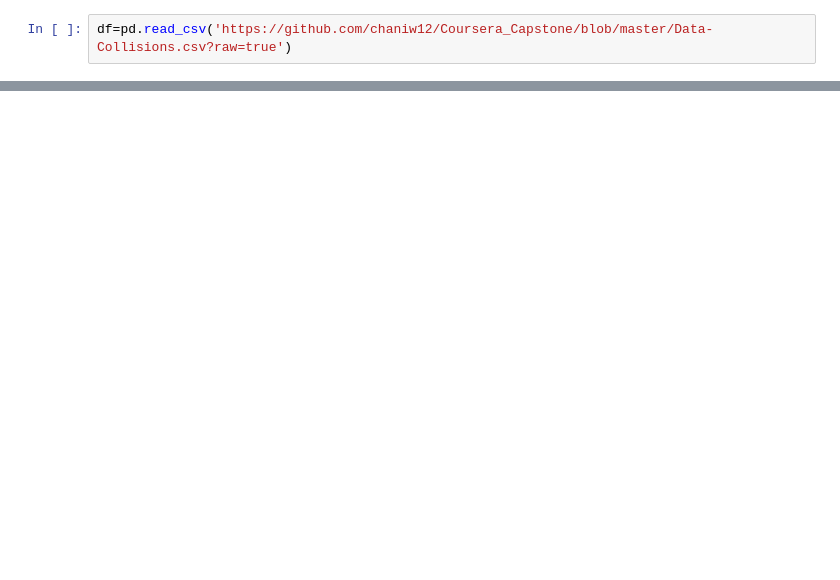
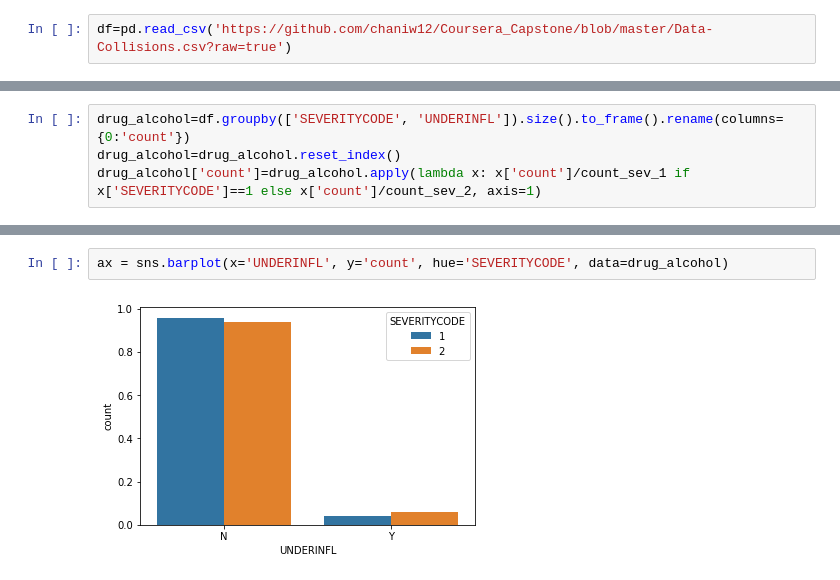
Before and after one commit to chaniw12/Coursera_Capstone, a Jupyter notebook: capstone.ipynb, the cells around one changed output, grey strips where cells are left out. Drawn from its saved outputs; the diff is of its cells as text; blank space fills up the shorter version.

```diff
--- a/capstone.ipynb
+++ b/capstone.ipynb
@@ -49,0 +55,4 @@ df.describe(include='all')
+# %%
+drug_alcohol=df.groupby(['SEVERITYCODE', 'UNDERINFL']).size().to_frame().rename(columns={0:'count'})
+drug_alcohol=drug_alcohol.reset_index()
+drug_alcohol['count']=drug_alcohol.apply(lambda x: x['count']/count_sev_1 if x['SEVERITYCODE']==1 else x['count']/count_sev_2, axis=1)
@@ -49,0 +87,4 @@ df.describe(include='all')
+# %%
+ax = sns.barplot(x='UNDERINFL', y='count', hue='SEVERITYCODE', data=drug_alcohol)
+# %% [output]
+[figure, added]
```
Also changed, not shown: parts of 31 cells of this notebook.
